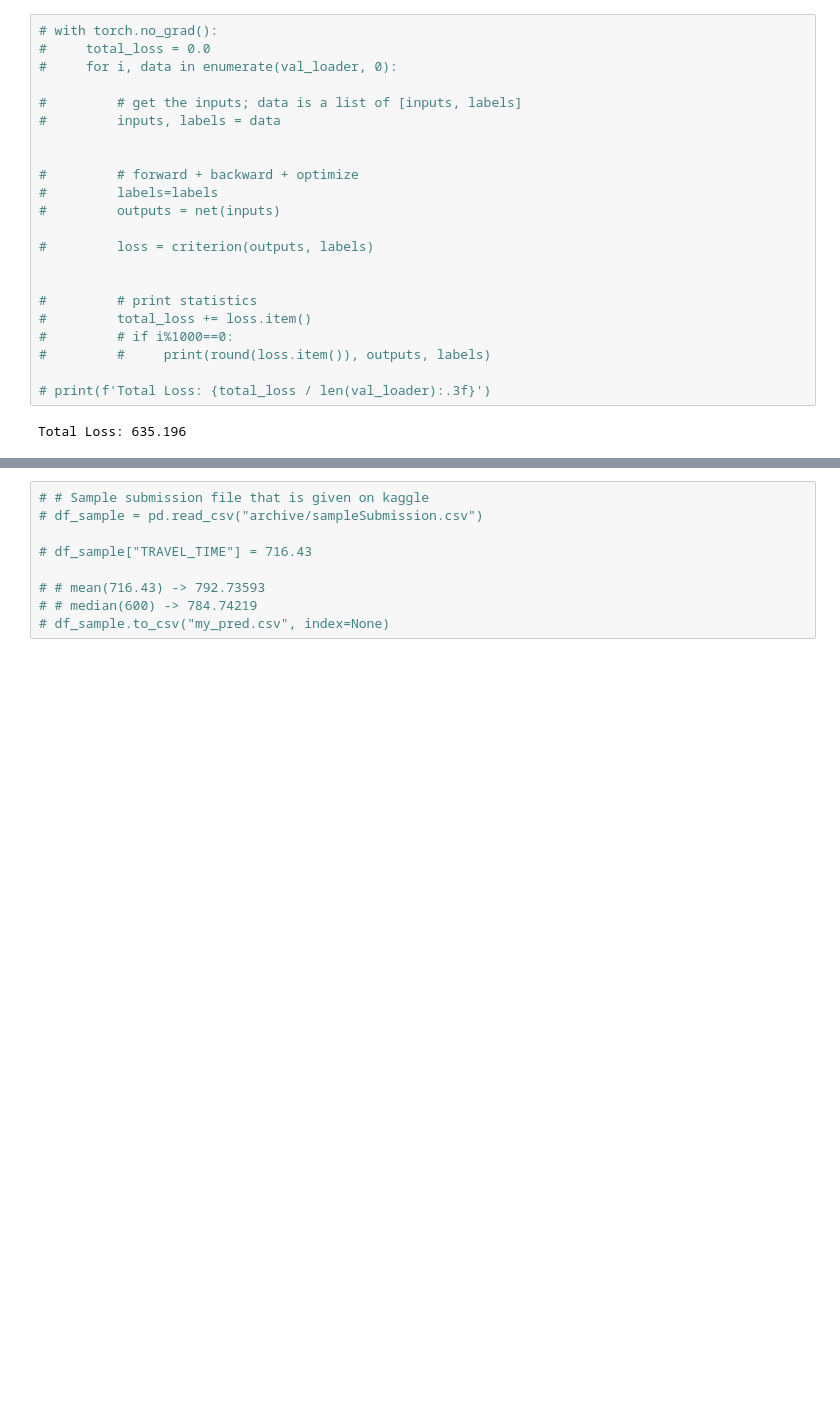
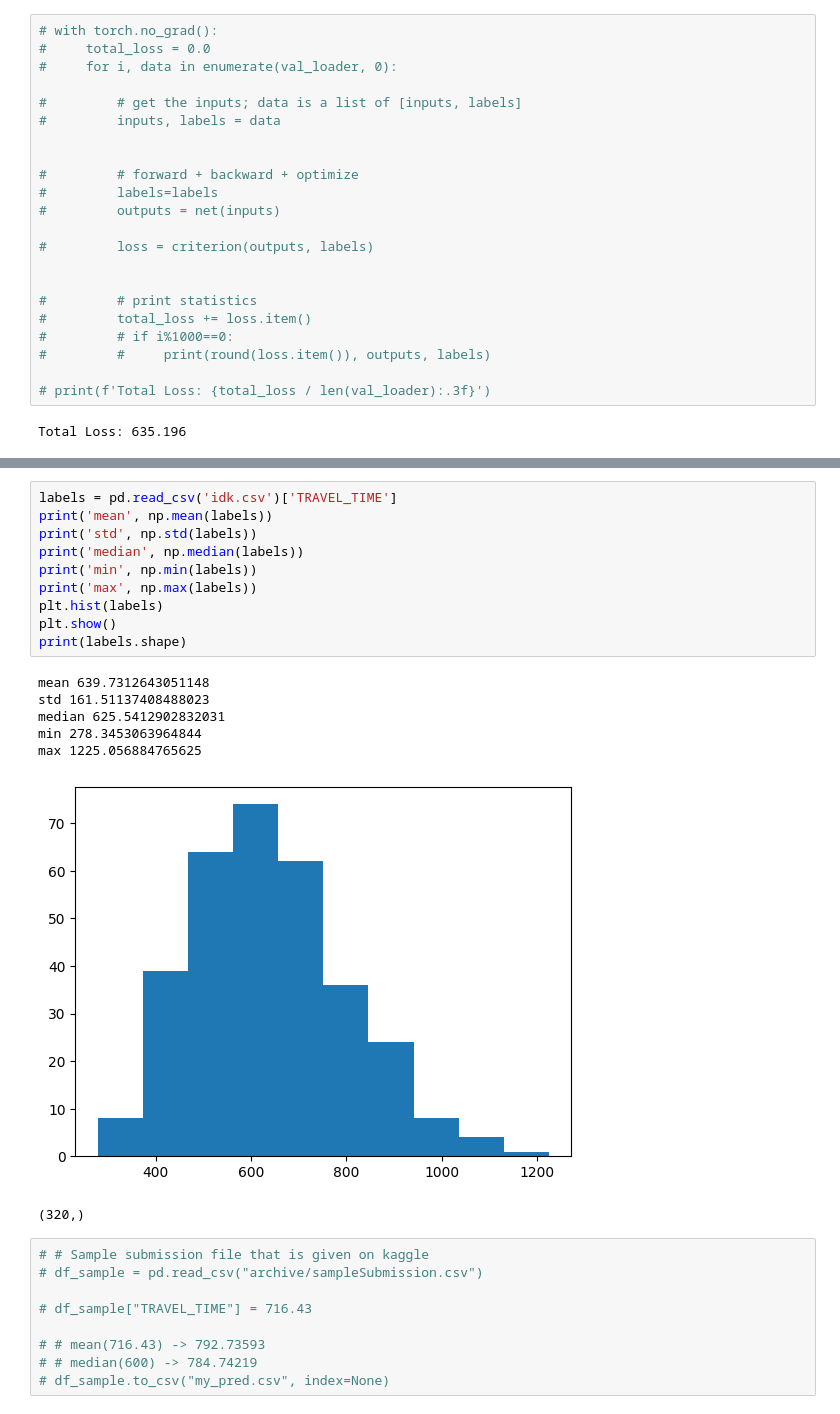
Before and after one commit to philip-johnson36/cse151b, a Jupyter notebook: heavily_changed_feature_engineering.ipynb, the cells around one changed output, grey strips where cells are left out. Cells and saved outputs as stored; diff of their text form; blank space fills up the shorter version.

```diff
--- a/heavily_changed_feature_engineering.ipynb
+++ b/heavily_changed_feature_engineering.ipynb
@@ -534,3 +578,21 @@ max 893.3304443359375
+# %%
+labels = pd.read_csv('idk.csv')['TRAVEL_TIME']
+print('mean', np.mean(labels))
+print('std', np.std(labels))
+print('median', np.median(labels))
+print('min', np.min(labels))
+print('max', np.max(labels))
+plt.hist(labels)
+plt.show()
+print(labels.shape)
+# %% [output]
+mean 639.7312643051148
+std 161.51137408488023
+median 625.5412902832031
+min 278.3453063964844
+max 1225.056884765625
+[figure, added]
+(320,)
 # %%
 # # Sample submission file that is given on kaggle
 # df_sample = pd.read_csv("archive/sampleSubmission.csv")
```
Also changed, not shown: parts of 21 cells of this notebook, 1 other file.
